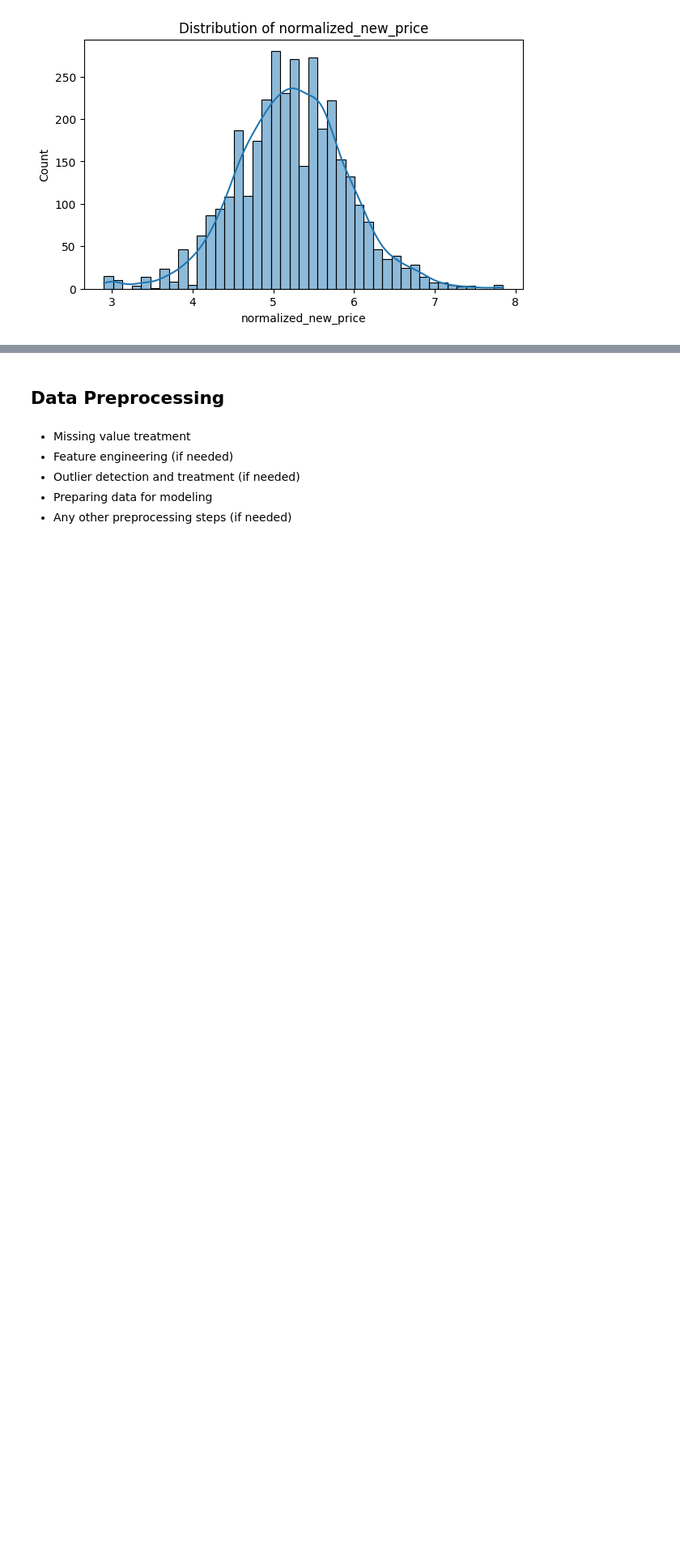
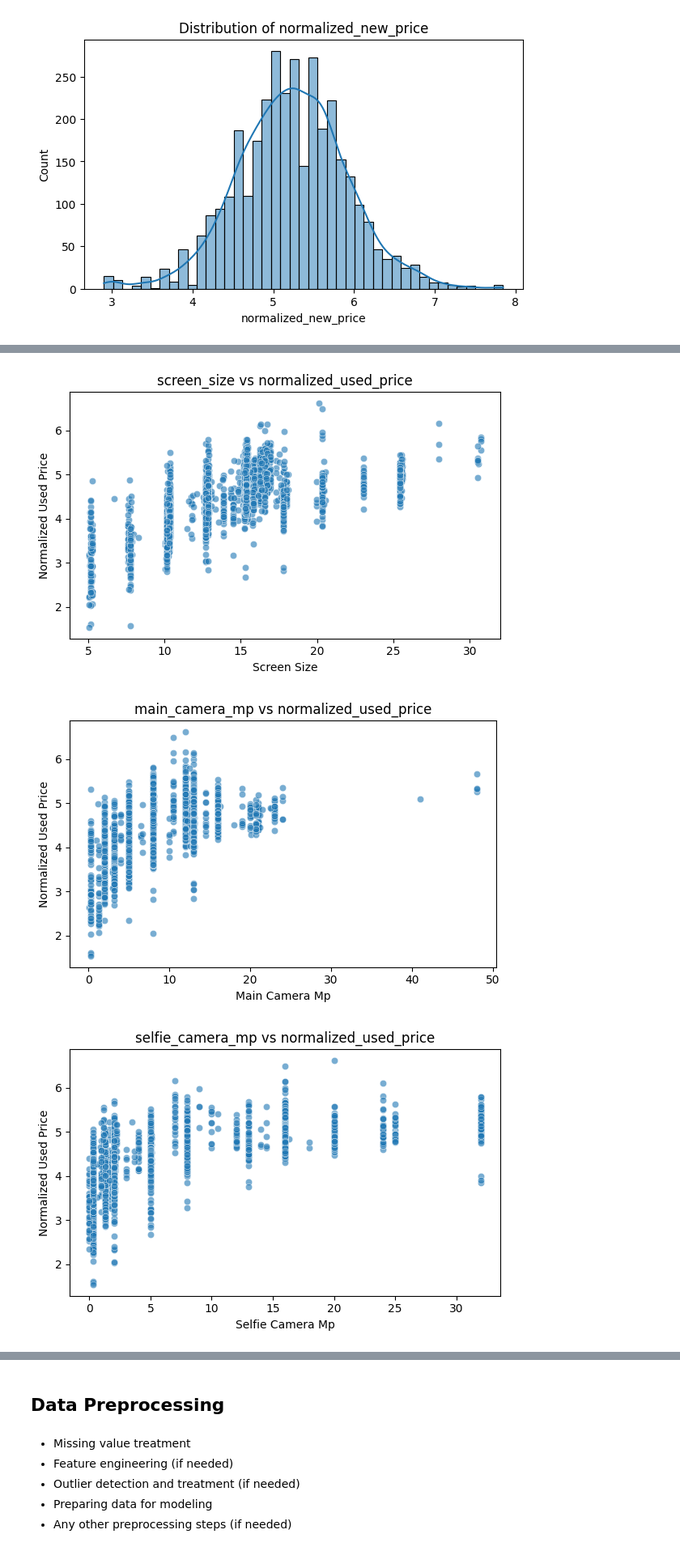
Before and after one commit to Irene-coder-dot/Recell-Refurbished-smartphones, a Jupyter notebook: ReCell_Project_Learner_Notebook_FullCode.ipynb, the cells around one changed output, grey strips where cells are left out. Shown at 81% size. Drawn from its saved outputs; the diff is of its cells as text; code cells hidden in the pictures; blank space fills up the shorter version.

```diff
--- a/ReCell_Project_Learner_Notebook_FullCode.ipynb
+++ b/ReCell_Project_Learner_Notebook_FullCode.ipynb
@@ -305,0 +307,10 @@ for col in num_cols:
+# %%
+# Percentage Distribution of Categorical Variables
+for col in cat_cols:
+
+    print(f"\n{col}")
+
+    display(
+        (Recell_data[col].value_counts(normalize=True)*100)
+        .round(2)
+    )
@@ -305,0 +390,25 @@ for col in num_cols:
+# %%
+# Scatterplots Against Target Variable
+target = "normalized_used_price"
+
+predictors = [col for col in num_cols if col != target]
+
+for col in predictors:
+    plt.figure(figsize=(6, 4))
+
+    sns.scatterplot(
+        data=Recell_data,
+        x=col,
+        y=target,
+        alpha=0.6
+    )
+
+    plt.title(f"{col} vs {target}")
+    plt.xlabel(col.replace("_", " ").title())
+    plt.ylabel("Normalized Used Price")
+    plt.tight_layout()
+    plt.show()
+# %% [output]
+[figure, added]
+[figure, added]
+[figure, added]
```
Also changed, not shown: parts of 27 cells of this notebook.
